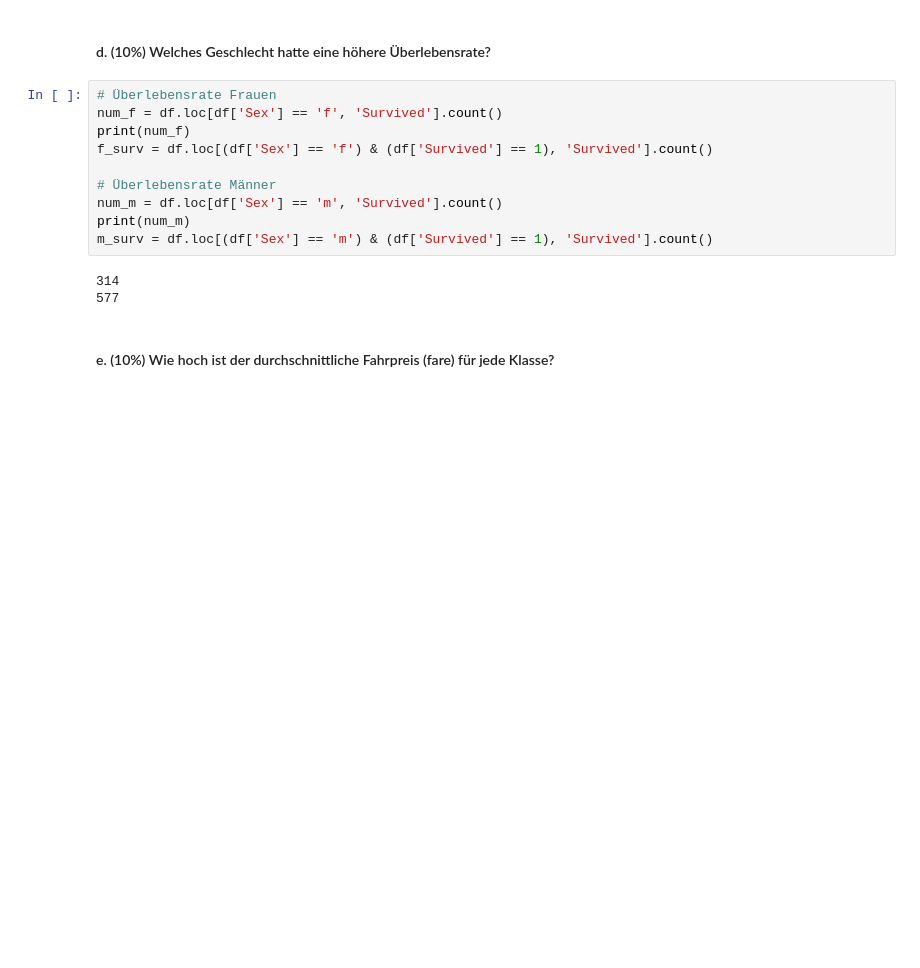
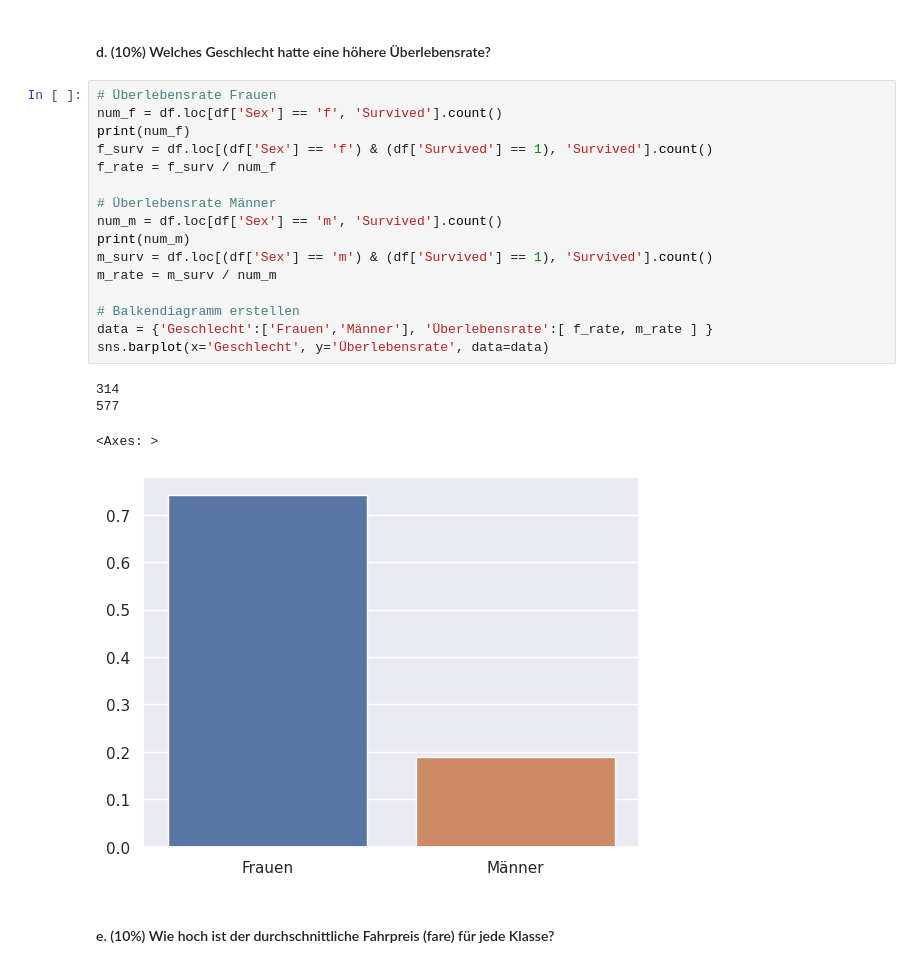
Before and after one commit to LukasLow/UniKurs_DataScience1, a Jupyter notebook: Hausaufgaben/Aufgaben/Hausaufgabe04/Exercise_pandas_seaborn.ipynb, the cells around one changed output. Cells and saved outputs as stored; diff of their text form; blank space fills up the shorter version.

```diff
--- a/Hausaufgaben/Aufgaben/Hausaufgabe04/Exercise_pandas_seaborn.ipynb
+++ b/Hausaufgaben/Aufgaben/Hausaufgabe04/Exercise_pandas_seaborn.ipynb
@@ -364,16 +364,24 @@ sns.barplot(x='Alter', y='Anzahl', data=data)
 # %%
 # Überlebensrate Frauen
 num_f = df.loc[df['Sex'] == 'f', 'Survived'].count()
 print(num_f)
 f_surv = df.loc[(df['Sex'] == 'f') & (df['Survived'] == 1), 'Survived'].count()
+f_rate = f_surv / num_f
 
 # Überlebensrate Männer
 num_m = df.loc[df['Sex'] == 'm', 'Survived'].count()
 print(num_m)
 m_surv = df.loc[(df['Sex'] == 'm') & (df['Survived'] == 1), 'Survived'].count()
+m_rate = m_surv / num_m
+
+# Balkendiagramm erstellen
+data = {'Geschlecht':['Frauen','Männer'], 'Überlebensrate':[ f_rate, m_rate ] }
+sns.barplot(x='Geschlecht', y='Überlebensrate', data=data)
 # %% [output]
 314
 577
+<Axes: >
+[figure, added]
 # %% [markdown]
 #### e. (10%) Wie hoch ist der durchschnittliche Fahrpreis (fare) für jede Klasse?
 # %% [markdown]
```
